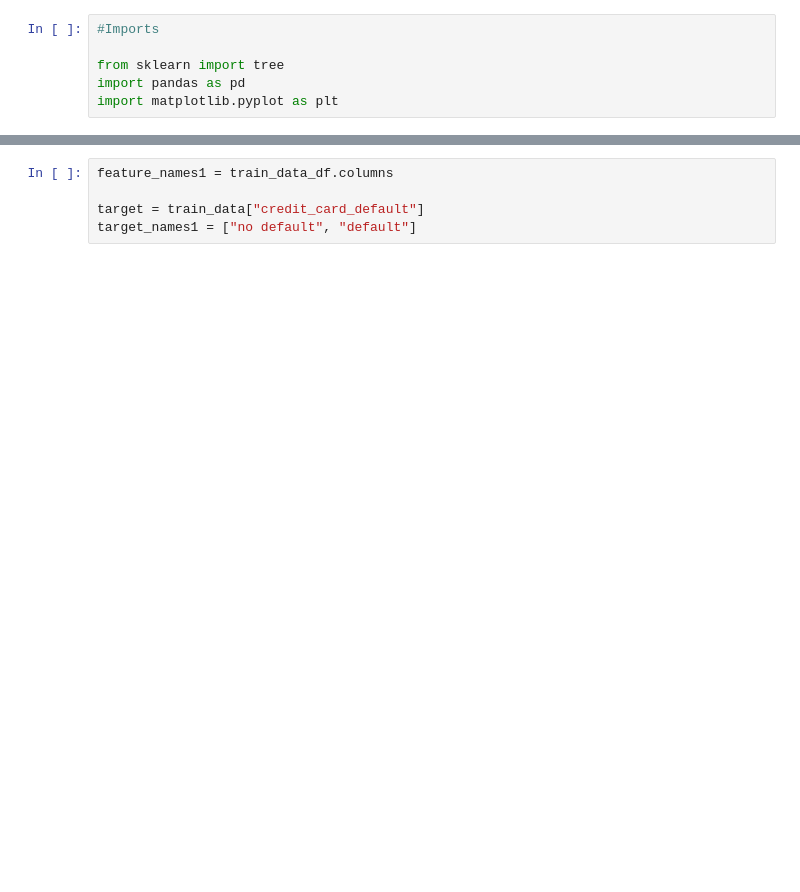
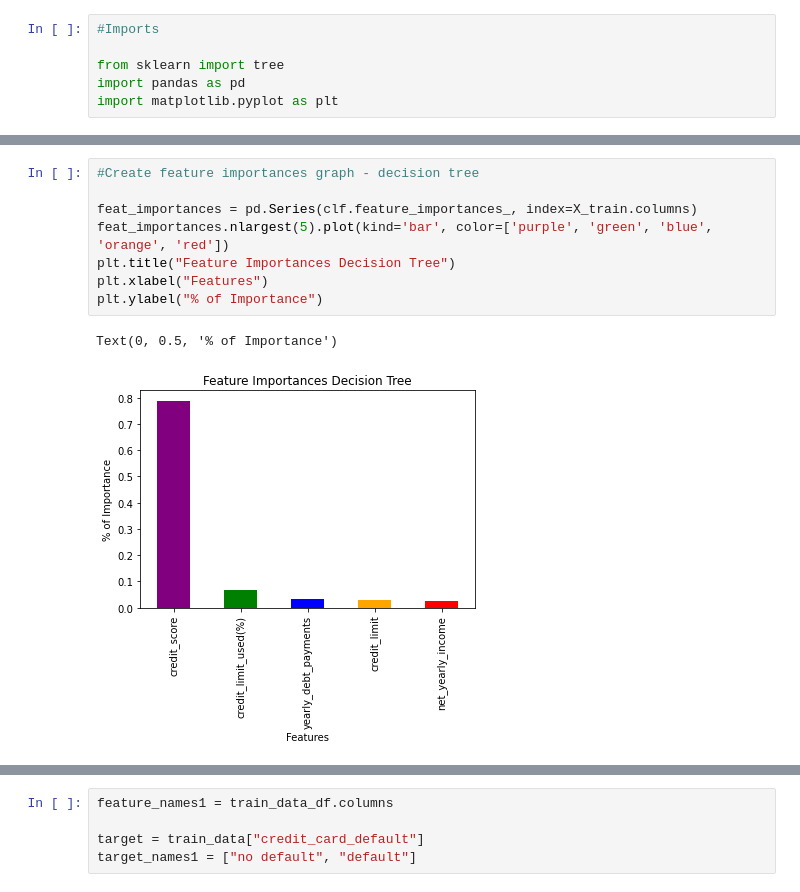
Before and after one commit to gjumaan/ml-project, a Jupyter notebook: decision_trees.ipynb, the cells around one changed output, grey strips where cells are left out. Saved outputs shown, nothing was run; the diff lists cells and outputs as text; blank space fills up the shorter version.

Commit message:
Cleaned up jupyter notebook and updated confusion matrix for both decision tree and random forest

```diff
--- a/decision_trees.ipynb
+++ b/decision_trees.ipynb
@@ -44,0 +99,11 @@ clf.score(X_test_scaled, y_test)
+# %%
+#Create feature importances graph - decision tree
+
+feat_importances = pd.Series(clf.feature_importances_, index=X_train.columns)
+feat_importances.nlargest(5).plot(kind='bar', color=['purple', 'green', 'blue', 'orange', 'red'])
+plt.title("Feature Importances Decision Tree")
+plt.xlabel("Features")
+plt.ylabel("% of Importance")
+# %% [output]
+Text(0, 0.5, '% of Importance')
+[figure, added]
```
Also changed, not shown: parts of 29 cells of this notebook, 5 other files.
